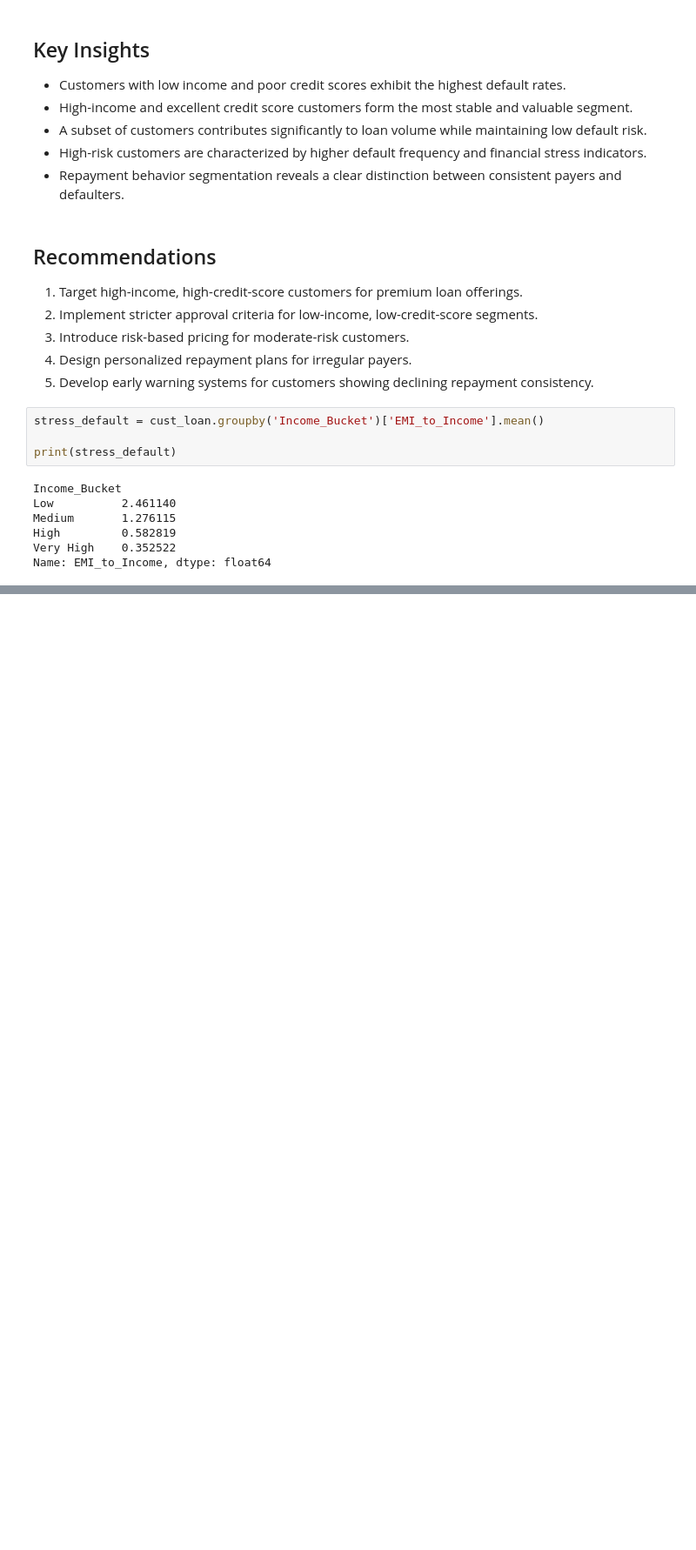
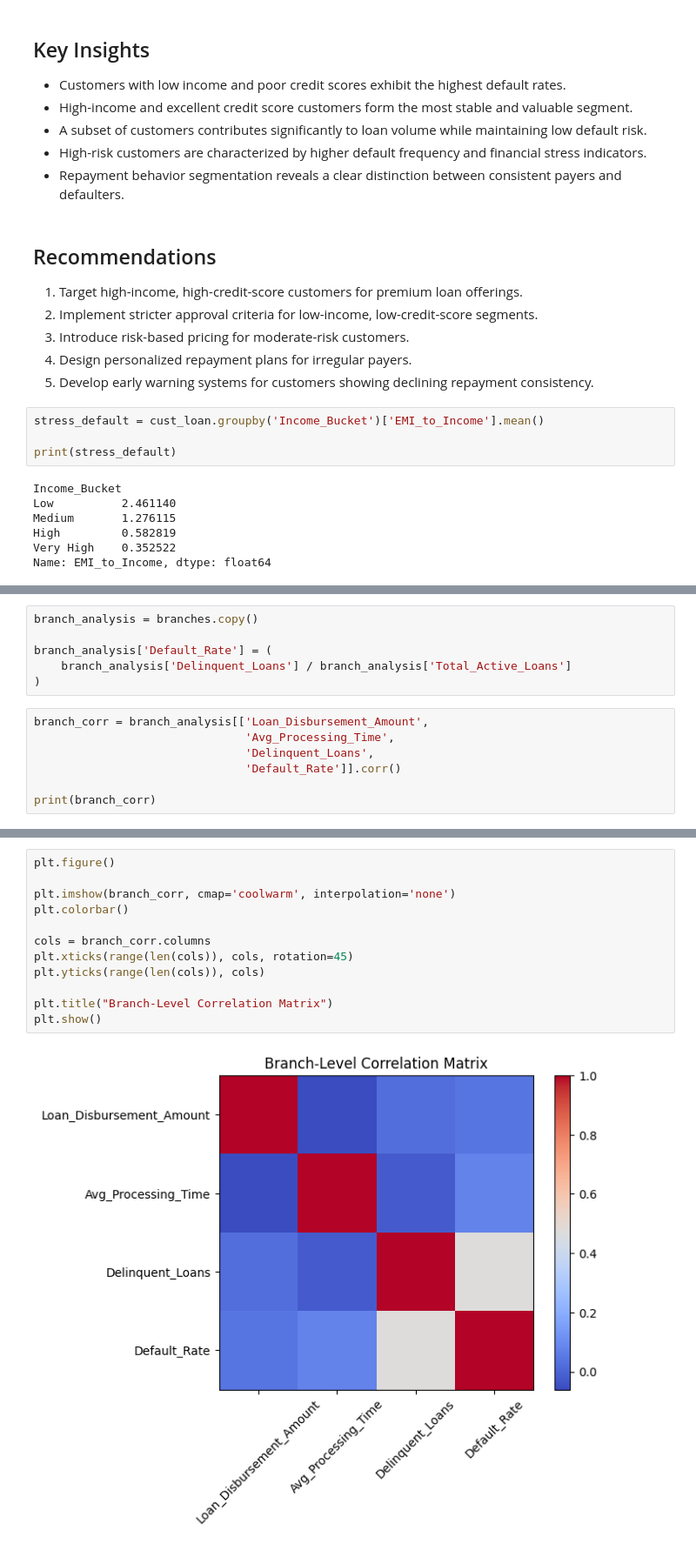
Before and after one commit to madhurmd/hero-fincorp-loan-analysis, a Jupyter notebook: notebooks/analysis.ipynb, the cells around one changed output, grey strips where cells are left out. Shown at 87% size. Drawn from its saved outputs; the diff is of its cells as text; blank space fills up the shorter version.

```diff
--- a/notebooks/analysis.ipynb
+++ b/notebooks/analysis.ipynb
@@ -738,0 +846,13 @@ Name: EMI_to_Income, dtype: float64
+# %%
+branch_analysis = branches.copy()
+
+branch_analysis['Default_Rate'] = (
+    branch_analysis['Delinquent_Loans'] / branch_analysis['Total_Active_Loans']
+)
+# %%
+branch_corr = branch_analysis[['Loan_Disbursement_Amount',
+                               'Avg_Processing_Time',
+                               'Delinquent_Loans',
+                               'Default_Rate']].corr()
+
+print(branch_corr)
@@ -738,0 +871,14 @@ Name: EMI_to_Income, dtype: float64
+# %%
+plt.figure()
+
+plt.imshow(branch_corr, cmap='coolwarm', interpolation='none')
+plt.colorbar()
+
+cols = branch_corr.columns
+plt.xticks(range(len(cols)), cols, rotation=45)
+plt.yticks(range(len(cols)), cols)
+
+plt.title("Branch-Level Correlation Matrix")
+plt.show()
+# %% [output]
+[figure, added]
```
Also changed, not shown: parts of 18 cells of this notebook.
